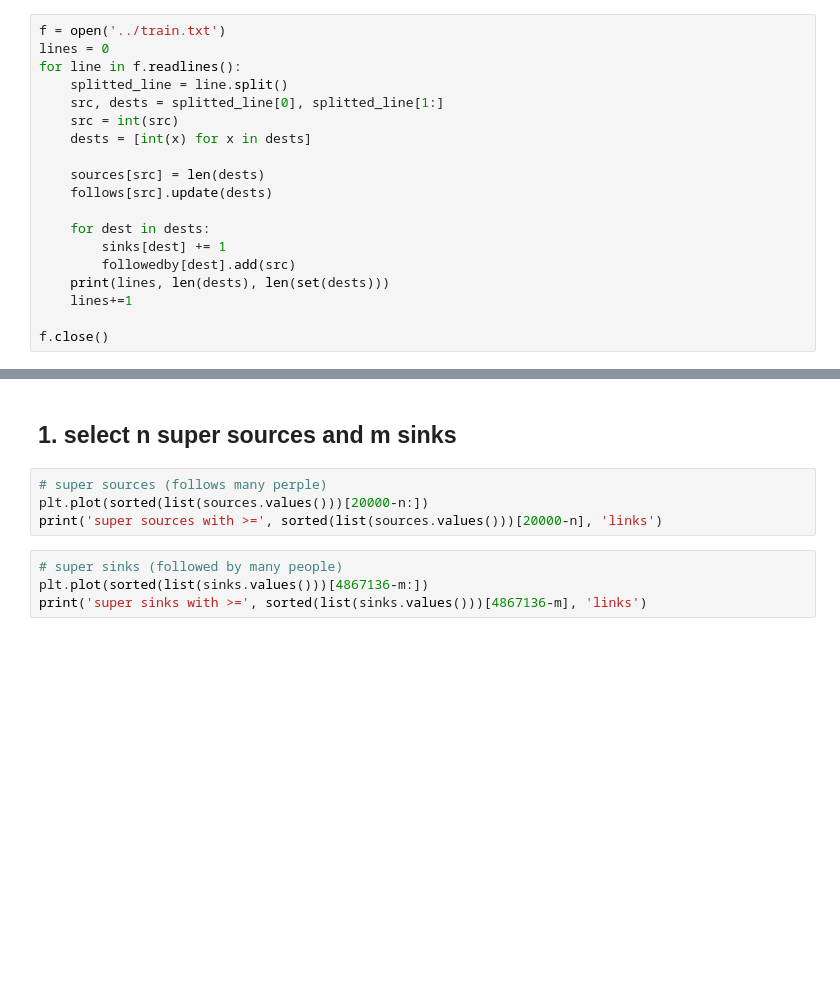
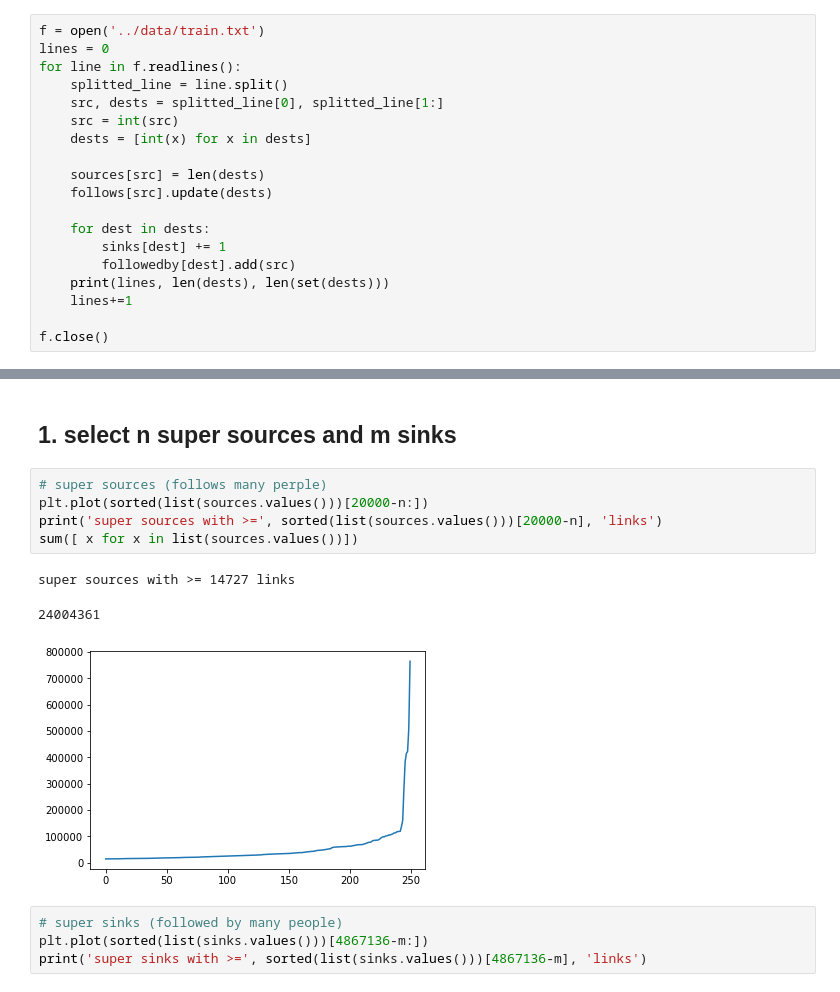
Before and after one commit to karunmatthew/SML_Proj1, a Jupyter notebook: harry/SML_proj1_harry.ipynb, the cells around one changed output, grey strips where cells are left out. Saved outputs shown, nothing was run; the diff lists cells and outputs as text; blank space fills up the shorter version.

```diff
--- a/harry/SML_proj1_harry.ipynb
+++ b/harry/SML_proj1_harry.ipynb
@@ -18,7 +18,7 @@ sinks = defaultdict(int)
 follows = defaultdict(set)
 followedby = defaultdict(set)
 # %%
-f = open('../train.txt')
+f = open('../data/train.txt')
 lines = 0
 for line in f.readlines():
     splitted_line = line.split()
@@ -45,7 +63,12 @@ print('number of sources and sinks: ', len(sources), len(sinks))
 # %%
 # super sources (follows many perple)
 plt.plot(sorted(list(sources.values()))[20000-n:])
 print('super sources with >=', sorted(list(sources.values()))[20000-n], 'links')
+sum([ x for x in list(sources.values())])
+# %% [output]
+super sources with >= 14727 links
+24004361
+[figure, added]
 # %%
 # super sinks (followed by many people)
 plt.plot(sorted(list(sinks.values()))[4867136-m:])
```
Also changed, not shown: parts of 19 cells of this notebook, 1 other file.
